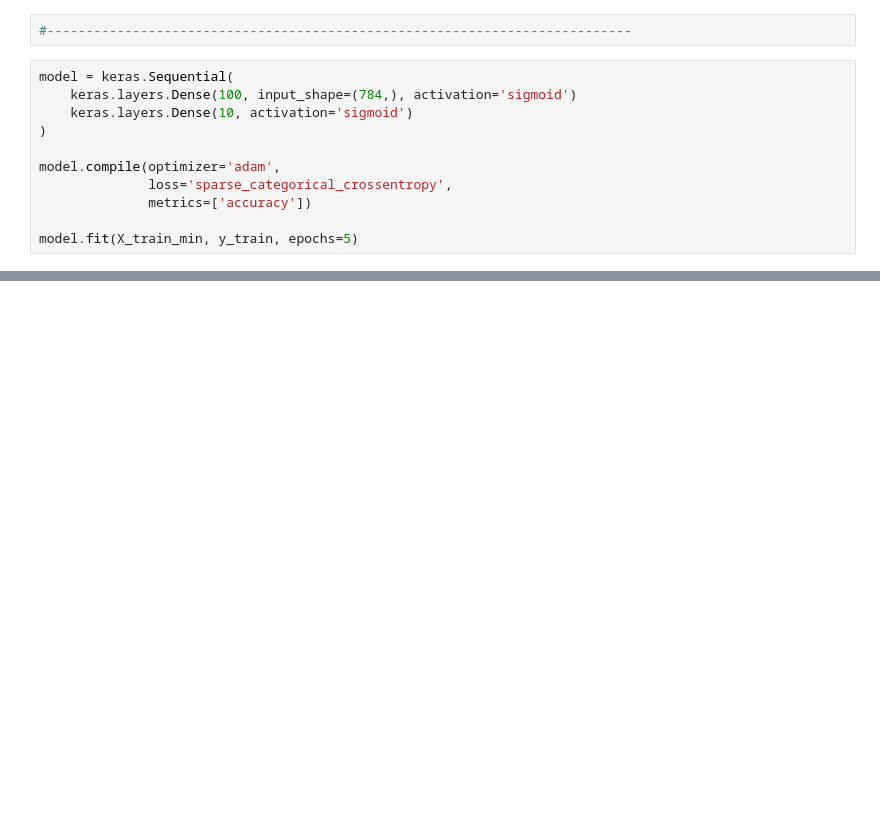
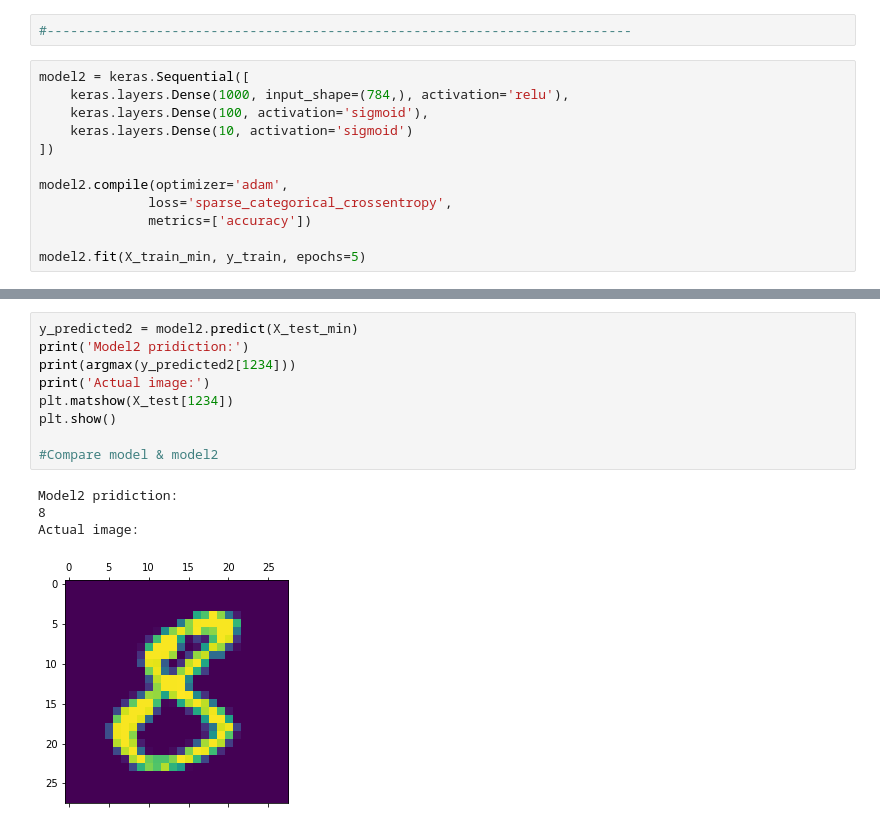
Before and after one commit to bhattronak/Google_Colaboratory_Work, a Jupyter notebook: DigitRecognition.ipynb, the cells around one changed output, grey strips where cells are left out. Drawn from its saved outputs; the diff is of its cells as text; blank space fills up the shorter version.

```diff
--- a/DigitRecognition.ipynb
+++ b/DigitRecognition.ipynb
@@ -134,14 +136,15 @@ plt.matshow(X_test[123])
 # %%
 #---------------------------------------------------------------------------
 # %%
-model = keras.Sequential(
-    keras.layers.Dense(100, input_shape=(784,), activation='sigmoid')
+model2 = keras.Sequential([
+    keras.layers.Dense(1000, input_shape=(784,), activation='relu'),
+    keras.layers.Dense(100, activation='sigmoid'),
     keras.layers.Dense(10, activation='sigmoid')
-)
+])
 
-model.compile(optimizer='adam',
+model2.compile(optimizer='adam',
               loss='sparse_categorical_crossentropy',
               metrics=['accuracy'])
 
-model.fit(X_train_min, y_train, epochs=5)
+model2.fit(X_train_min, y_train, epochs=5)
 # %% [output]
@@ -148,0 +167,14 @@ SyntaxError: ignored
+# %%
+y_predicted2 = model2.predict(X_test_min)
+print('Model2 pridiction:')
+print(argmax(y_predicted2[1234]))
+print('Actual image:')
+plt.matshow(X_test[1234])
+plt.show()
+
+#Compare model & model2
+# %% [output]
+Model2 pridiction:
+8
+Actual image:
+[figure, added]
```
Also changed, not shown: parts of 7 cells of this notebook.
